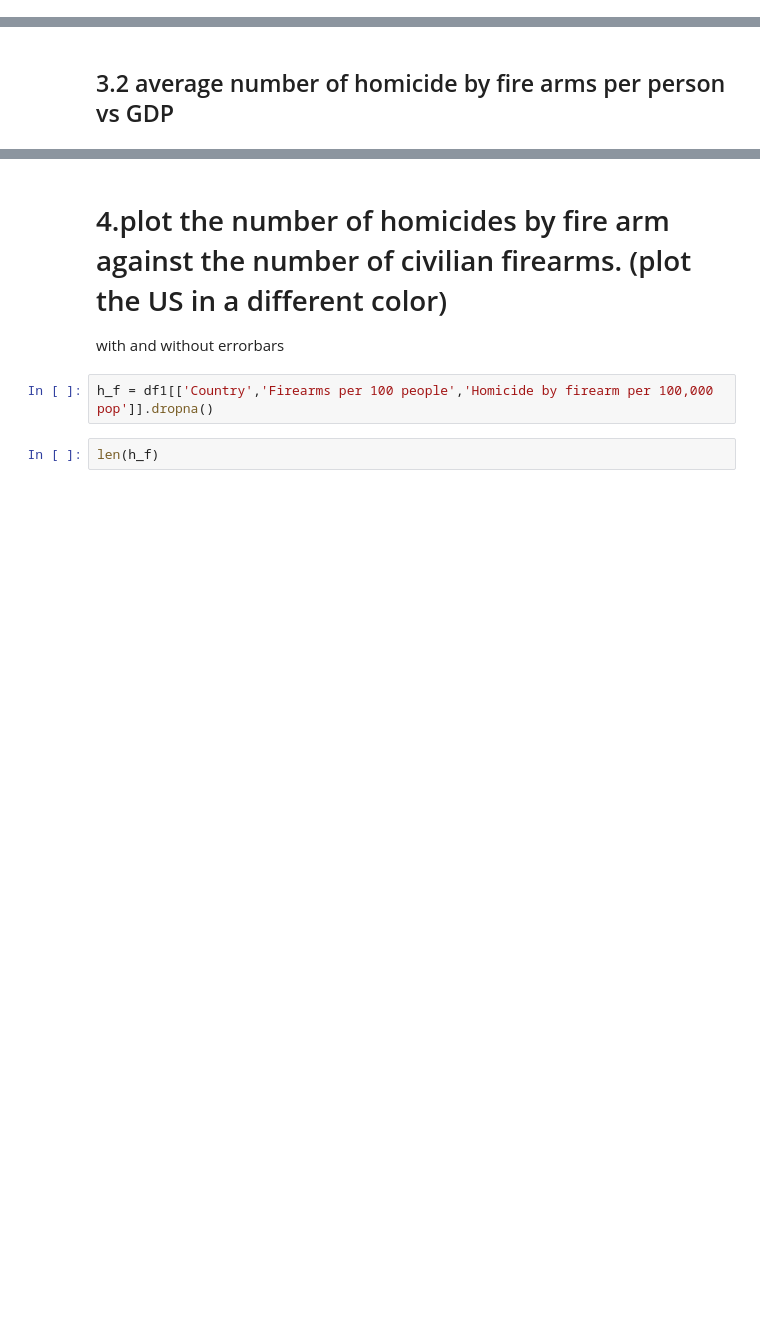
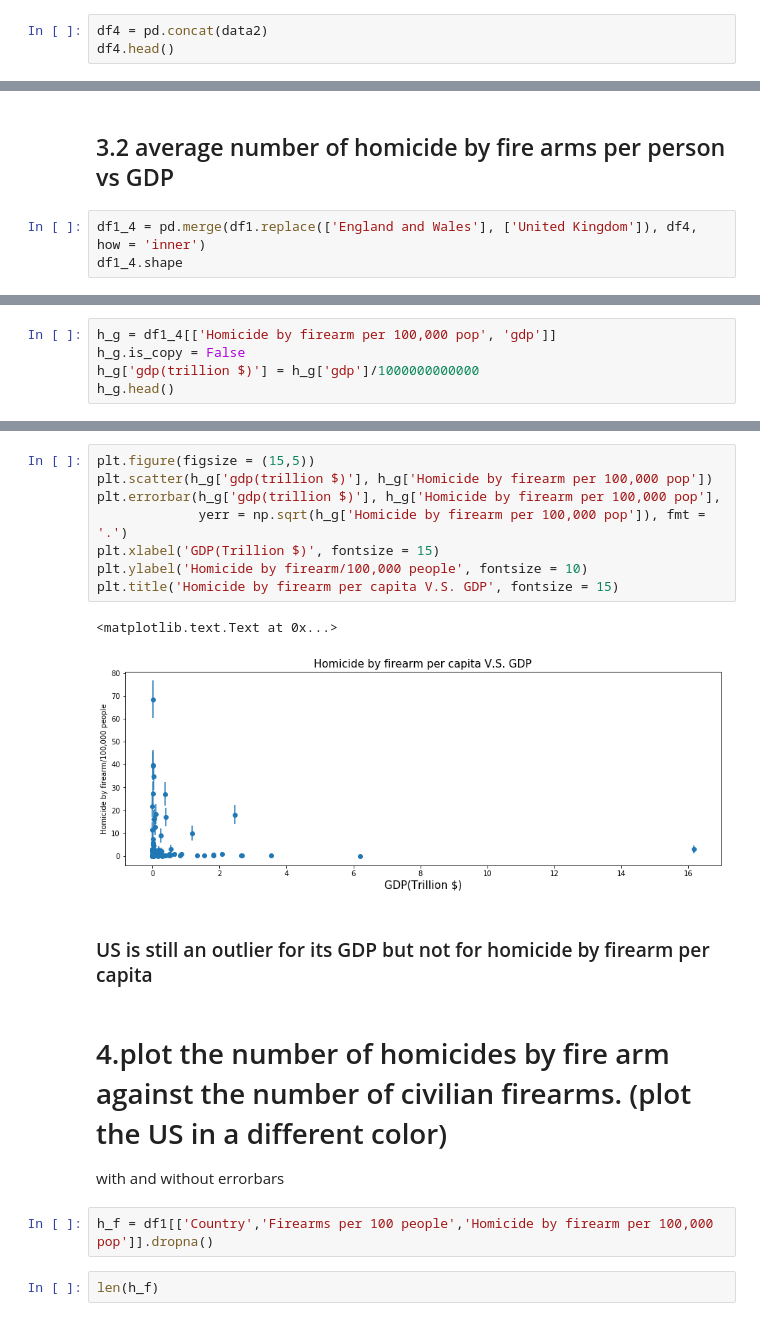
Before and after one commit to picniclin/PUI2017_yl5240, a Jupyter notebook: HW5_yl5240/HW5_Assignment3_yl5240.ipynb, the cells around one changed output, grey strips where cells are left out. Drawn from its saved outputs; the diff is of its cells as text; blank space fills up the shorter version.

```diff
--- a/HW5_yl5240/HW5_Assignment3_yl5240.ipynb
+++ b/HW5_yl5240/HW5_Assignment3_yl5240.ipynb
@@ -218,0 +239,3 @@ df1_2_3.head()
+# %%
+df4 = pd.concat(data2)
+df4.head()
@@ -281,2 +487,5 @@ df1[df1['Homicide by firearm per 100,000 pop'] > 30]
 # %% [markdown]
 ## 3.2 average number of homicide by fire arms per person vs GDP
+# %%
+df1_4 = pd.merge(df1.replace(['England and Wales'], ['United Kingdom']), df4, how = 'inner')
+df1_4.shape
@@ -282,0 +503,5 @@ df1[df1['Homicide by firearm per 100,000 pop'] > 30]
+# %%
+h_g = df1_4[['Homicide by firearm per 100,000 pop', 'gdp']]
+h_g.is_copy = False
+h_g['gdp(trillion $)'] = h_g['gdp']/1000000000000
+h_g.head()
@@ -283,3 +515,16 @@ df1[df1['Homicide by firearm per 100,000 pop'] > 30]
+# %%
+plt.figure(figsize = (15,5))
+plt.scatter(h_g['gdp(trillion $)'], h_g['Homicide by firearm per 100,000 pop'])
+plt.errorbar(h_g['gdp(trillion $)'], h_g['Homicide by firearm per 100,000 pop'],
+             yerr = np.sqrt(h_g['Homicide by firearm per 100,000 pop']), fmt = '.')
+plt.xlabel('GDP(Trillion $)', fontsize = 15)
+plt.ylabel('Homicide by firearm/100,000 people', fontsize = 10)
+plt.title('Homicide by firearm per capita V.S. GDP', fontsize = 15)
+# %% [output]
+<matplotlib.text.Text at 0x...>
+[figure, added]
+# %% [markdown]
+### US is still an outlier for its GDP but not for homicide by firearm per capita
 # %% [markdown]
 # 4.plot the number of  homicides by fire arm against the number of civilian firearms. (plot the  US in a different color)
 with and without errorbars
```
Also changed, not shown: parts of 36 cells of this notebook.
